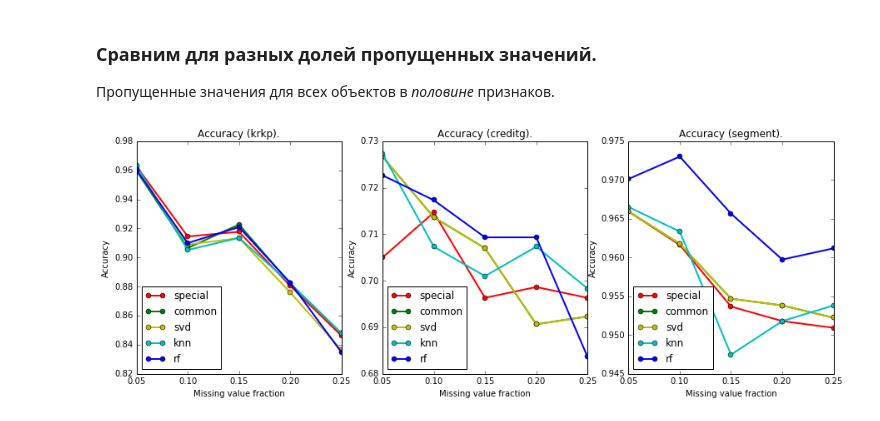
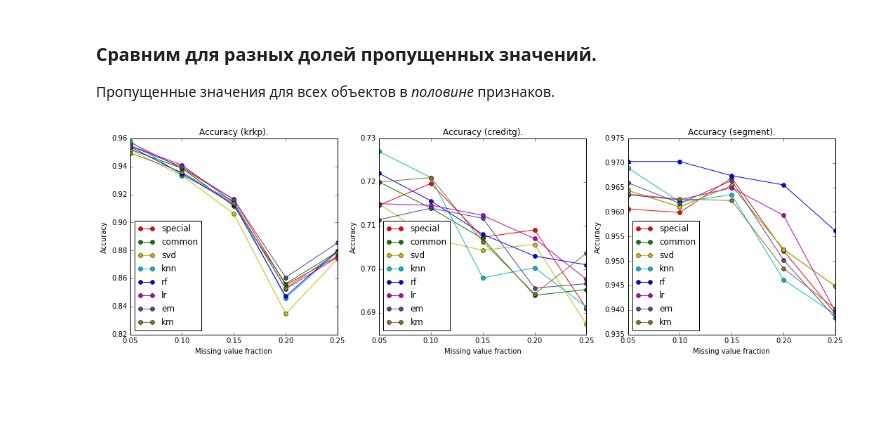
Before and after one commit to emilkayumov/missing-value, a Jupyter notebook: experiment.ipynb, the cells around one changed output. Cells and saved outputs as stored; diff of their text form; code cells hidden in the pictures; blank space fills up the shorter version.

Commit message:
added em, kmean, lr, some experiments, datasets with real missing values.

```diff
--- a/experiment.ipynb
+++ b/experiment.ipynb
@@ -101,0 +138,2 @@ segment_y = np.array(segment_y)
+# %%
+segment = scale(segment)
@@ -374,36 +395,54 @@ krkp_accuracy_common  = []
 krkp_accuracy_svd     = []
 krkp_accuracy_knn     = []
 krkp_accuracy_rf      = []
+krkp_accuracy_lr      = []
+krkp_accuracy_em      = []
+krkp_accuracy_km      = []
 
 krkp_rmse_special = []
 krkp_rmse_common  = []
 krkp_rmse_svd     = []
 krkp_rmse_knn     = []
 krkp_rmse_rf      = []
+krkp_rmse_lr      = []
+krkp_rmse_em      = []
+krkp_rmse_km      = []
 
 creditg_accuracy_special = []
 creditg_accuracy_common  = []
 creditg_accuracy_svd     = []
 creditg_accuracy_knn     = []
 creditg_accuracy_rf      = []
+creditg_accuracy_lr      = []
+creditg_accuracy_em      = []
+creditg_accuracy_km      = []
 
 creditg_rmse_special = []
 creditg_rmse_common  = []
 creditg_rmse_svd     = []
 creditg_rmse_knn     = []
 creditg_rmse_rf      = []
+creditg_rmse_lr      = []
+creditg_rmse_em      = []
+creditg_rmse_km      = []
 
 segment_accuracy_special = []
 segment_accuracy_common  = []
 segment_accuracy_svd     = []
 segment_accuracy_knn     = []
 segment_accuracy_rf      = []
+segment_accuracy_lr      = []
+segment_accuracy_em      = []
+segment_accuracy_km      = []
 
 segment_rmse_special = []
 segment_rmse_common  = []
 segment_rmse_svd     = []
 segment_rmse_knn     = []
 segment_rmse_rf      = []
+segment_rmse_lr      = []
+segment_rmse_em      = []
+segment_rmse_km      = []
 # %%
 for missing_frac in missing_frac_range:
     for iteration in range(num_iter):
@@ -538,40 +652,49 @@ for missing_frac in missing_frac_range:
 # %%
-plt.figure(figsize=(15, 5))
+plt.figure(figsize=(18, 5))
 
 plt.subplot(1, 3, 1)
 plt.title("Accuracy (krkp).")
-plt.plot(missing_frac_range, krkp_accuracy_special, 'ro-', label='special', lw=2)
-plt.plot(missing_frac_range, krkp_accuracy_common, 'go-', label='common', lw=2)
-plt.plot(missing_frac_range, krkp_accuracy_svd, 'yo-', label='svd', lw=2)
-plt.plot(missing_frac_range, krkp_accuracy_knn, 'co-', label='knn', lw=2)
-plt.plot(missing_frac_range, krkp_accuracy_rf, 'bo-', label='rf', lw=2)
+plt.plot(missing_frac_range, krkp_accuracy_special, 'ro-', label='special', lw=1)
+plt.plot(missing_frac_range, krkp_accuracy_common,  'go-', label='common', lw=1)
+plt.plot(missing_frac_range, krkp_accuracy_svd,     'yo-', label='svd', lw=1)
+plt.plot(missing_frac_range, krkp_accuracy_knn,     'co-', label='knn', lw=1)
+plt.plot(missing_frac_range, krkp_accuracy_rf,      'bo-', label='rf', lw=1)
+plt.plot(missing_frac_range, krkp_accuracy_lr,      'mo-', label='lr', lw=1)
+plt.plot(missing_frac_range, krkp_accuracy_em,      'o-',  color='#4C479B', label='em', lw=1)
+plt.plot(missing_frac_range, krkp_accuracy_km,      'o-',  color='#8A702A', label='km', lw=1)
 plt.legend(loc='lower left')
 plt.xlabel("Missing value fraction")
 plt.ylabel("Accuracy")
 
 plt.subplot(1, 3, 2)
 plt.title("Accuracy (creditg).")
-plt.plot(missing_frac_range, creditg_accuracy_special, 'ro-', label='special', lw=2)
-plt.plot(missing_frac_range, creditg_accuracy_common, 'go-', label='common', lw=2)
-plt.plot(missing_frac_range, creditg_accuracy_svd, 'yo-', label='svd', lw=2)
-plt.plot(missing_frac_range, creditg_accuracy_knn, 'co-', label='knn', lw=2)
-plt.plot(missing_frac_range, creditg_accuracy_rf, 'bo-', label='rf', lw=2)
+plt.plot(missing_frac_range, creditg_accuracy_special, 'ro-', label='special', lw=1)
+plt.plot(missing_frac_range, creditg_accuracy_common,  'go-', label='common', lw=1)
+plt.plot(missing_frac_range, creditg_accuracy_svd,     'yo-', label='svd', lw=1)
+plt.plot(missing_frac_range, creditg_accuracy_knn,     'co-', label='knn', lw=1)
+plt.plot(missing_frac_range, creditg_accuracy_rf,      'bo-', label='rf', lw=1)
+plt.plot(missing_frac_range, creditg_accuracy_lr,      'mo-', label='lr', lw=1)
+plt.plot(missing_frac_range, creditg_accuracy_em,      'o-',  color='#4C479B', label='em', lw=1)
+plt.plot(missing_frac_range, creditg_accuracy_km,      'o-',  color='#8A702A', label='km', lw=1)
 plt.legend(loc='lower left')
 plt.xlabel("Missing value fraction")
 plt.ylabel("Accuracy")
 
 plt.subplot(1, 3, 3)
 plt.title("Accuracy (segment).")
-plt.plot(missing_frac_range, segment_accuracy_special, 'ro-', label='special', lw=2)
-plt.plot(missing_frac_range, segment_accuracy_common, 'go-', label='common', lw=2)
-plt.plot(missing_frac_range, segment_accuracy_svd, 'yo-', label='svd', lw=2)
-plt.plot(missing_frac_range, segment_accuracy_knn, 'co-', label='knn', lw=2)
-plt.plot(missing_frac_range, segment_accuracy_rf, 'bo-', label='rf', lw=2)
+plt.plot(missing_frac_range, segment_accuracy_special, 'ro-', label='special', lw=1)
+plt.plot(missing_frac_range, segment_accuracy_common,  'go-', label='common', lw=1)
+plt.plot(missing_frac_range, segment_accuracy_svd,     'yo-', label='svd', lw=1)
+plt.plot(missing_frac_range, segment_accuracy_knn,     'co-', label='knn', lw=1)
+plt.plot(missing_frac_range, segment_accuracy_rf,      'bo-', label='rf', lw=1)
+plt.plot(missing_frac_range, segment_accuracy_lr,      'mo-', label='lr', lw=1)
+plt.plot(missing_frac_range, segment_accuracy_em,      'o-',  color='#4C479B', label='em', lw=1)
+plt.plot(missing_frac_range, segment_accuracy_km,      'o-',  color='#8A702A', label='km', lw=1)
 plt.legend(loc='lower left')
 plt.xlabel("Missing value fraction")
 plt.ylabel("Accuracy")
 
 plt.show()
 # %% [output]
-[figure, old version]
+[figure, new version]
 # %%
```
Also changed, not shown: parts of 93 cells of this notebook, 10 other files.
